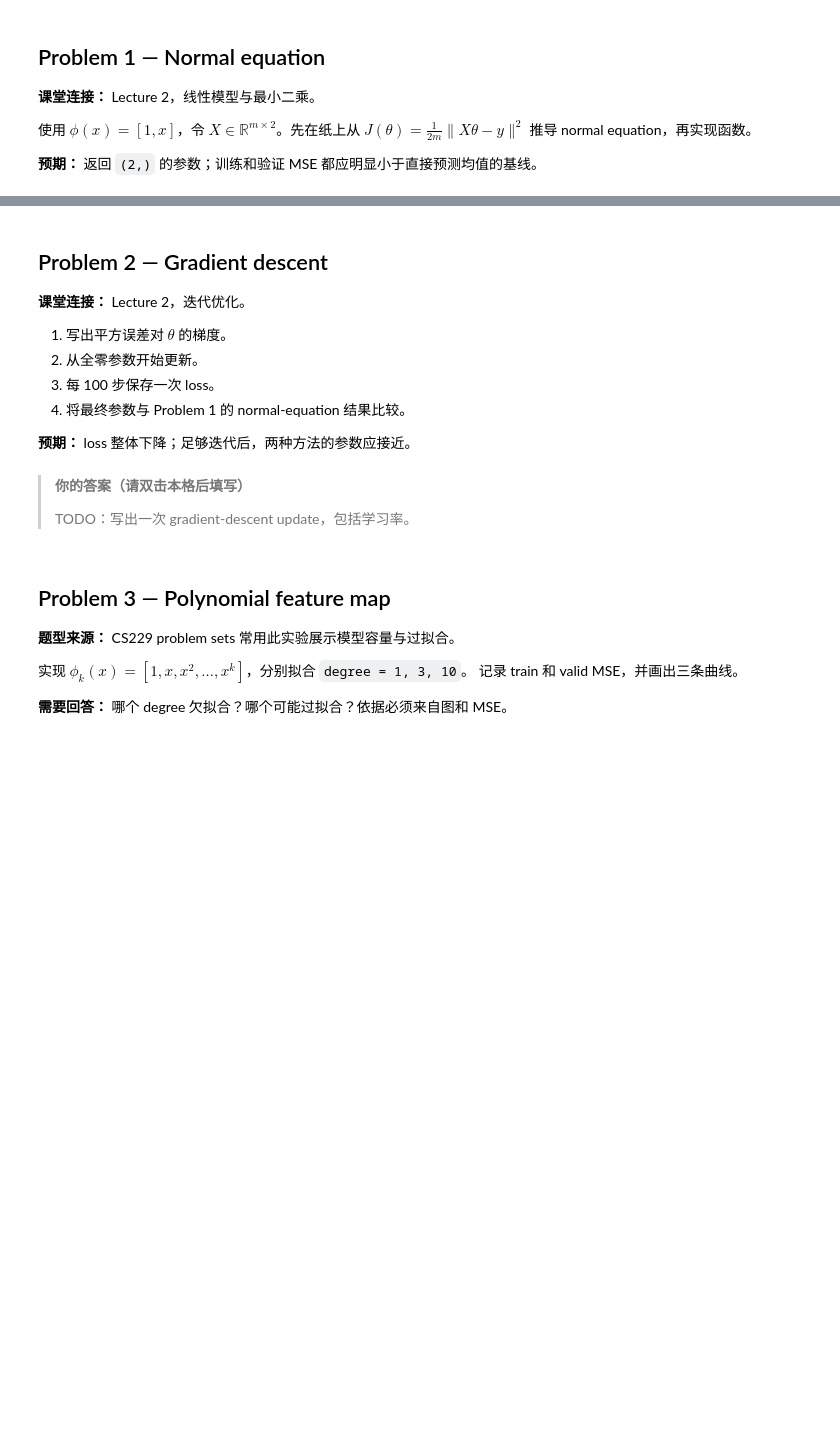
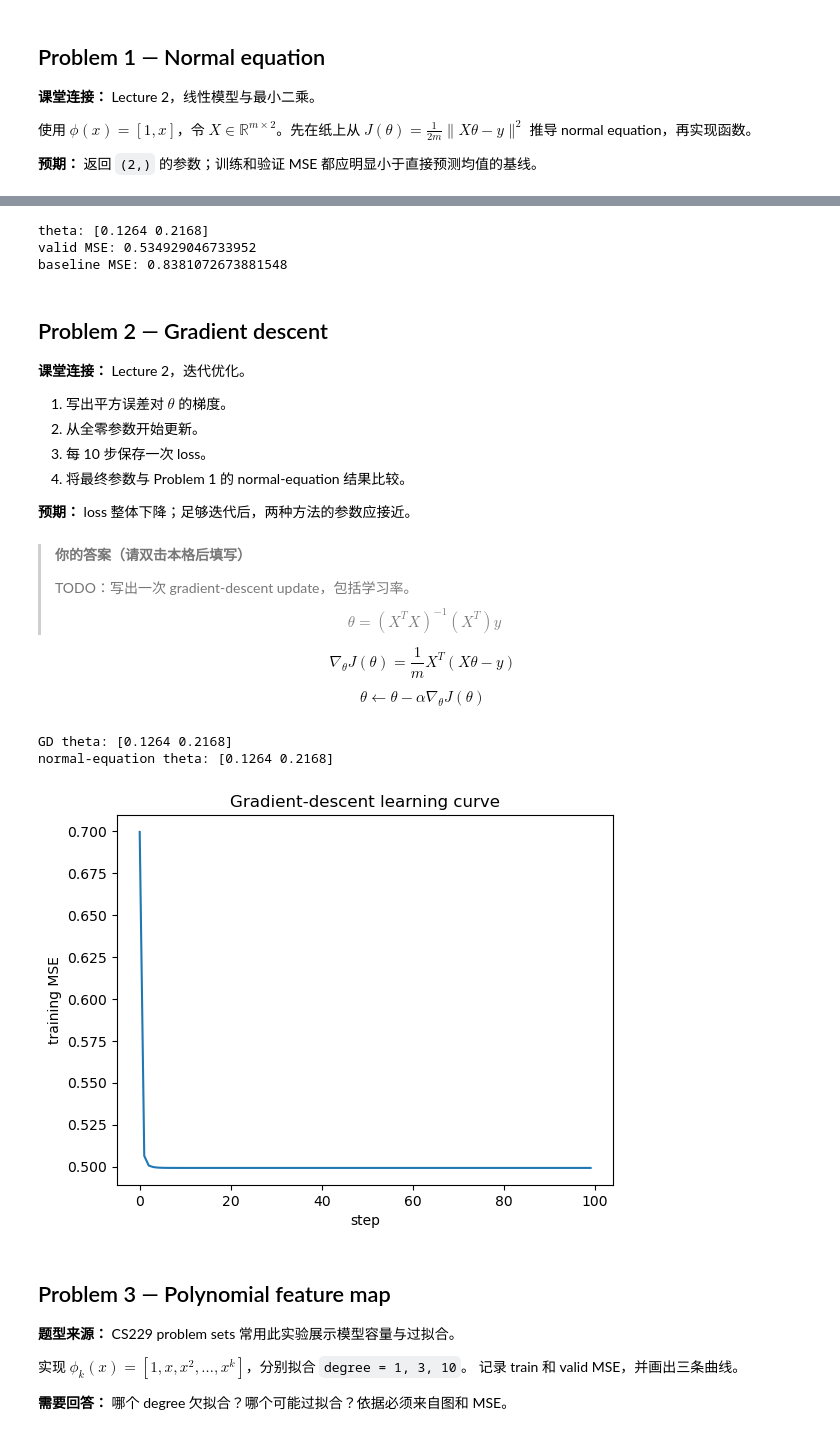
Before and after one commit to yeyeyuan23/cs229-notebooks, a Jupyter notebook: problem_sets/ps1_regression/cs229_simplified_ps1_regression.ipynb, the cells around one changed output, grey strips where cells are left out. Saved outputs shown, nothing was run; the diff lists cells and outputs as text; code cells hidden in the pictures; blank space fills up the shorter version.

```diff
--- a/problem_sets/ps1_regression/cs229_simplified_ps1_regression.ipynb
+++ b/problem_sets/ps1_regression/cs229_simplified_ps1_regression.ipynb
@@ -77,15 +131,18 @@ def add_intercept(x):
 def fit_normal_equation(X, y):
     # Fit theta without explicitly computing a matrix inverse.
     # START TODO
-    raise NotImplementedError("Use np.linalg.solve")
+    A = X.T @ X
+    b = X.T @ y
+    theta = np.linalg.solve(A, b)
+    return theta
     # END TODO
 
 def mse(y_true, y_pred):
     # START TODO
-    raise NotImplementedError("Return mean squared error")
+    return np.mean((y_true - y_pred) ** 2)
     # END TODO
 # %%
-RUN_P1_CHECKS = False
+RUN_P1_CHECKS = True
 if RUN_P1_CHECKS:
     X_train = add_intercept(x_train)
     X_valid = add_intercept(x_valid)
@@ -99,6 +156,10 @@ if RUN_P1_CHECKS:
     assert mse(y_valid, valid_pred) < mse(y_valid, baseline)
 else:
     print("P1 checks are off.")
+# %% [output]
+theta: [0.1264 0.2168]
+valid MSE: 0.534929046733952
+baseline MSE: 0.8381072673881548
 # %% [markdown]
 ## Problem 2 — Gradient descent
 
@@ -106,7 +167,7 @@ else:
 
 1. 写出平方误差对 $\theta$ 的梯度。
 2. 从全零参数开始更新。
-3. 每 100 步保存一次 loss。
+3. 每 10 步保存一次 loss。
 4. 将最终参数与 Problem 1 的 normal-equation 结果比较。
 
 **预期：** loss 整体下降；足够迭代后，两种方法的参数应接近。
@@ -114,30 +175,53 @@ else:
 > **你的答案（请双击本格后填写）**
 >
 > TODO：写出一次 gradient-descent update，包括学习率。
+$$
+\theta = (X^TX)^{-1}(X^T)y
+$$
+
+$$
+\nabla_\theta J(\theta)
+=
+\frac{1}{m}X^T(X\theta-y)
+$$
+
+$$
+\theta \leftarrow \theta - \alpha \nabla_\theta J(\theta)
+$$
 # %%
 def fit_gradient_descent(X, y, learning_rate=0.05, steps=1000):
     theta = np.zeros(X.shape[1])
     history = []
     for step in range(steps):
         # START TODO
-        raise NotImplementedError("Compute gradient and update theta")
+        predictions = X @ theta
+        errors = predictions - y
+        gradient = (X.T @ errors) / len(y)
+        theta -= learning_rate * gradient
+        if step % 10 == 0:
+            loss = mse(y, predictions)
+            history.append(loss)
         # END TODO
     return theta, np.array(history)
 # %%
-RUN_P2_CHECKS = False
+RUN_P2_CHECKS = True
 if RUN_P2_CHECKS:
     theta_gd, history = fit_gradient_descent(add_intercept(x_train), y_train)
     print("GD theta:", theta_gd)
     print("normal-equation theta:", theta_ne)
     assert len(history) > 1 and history[-1] < history[0]
     assert np.allclose(theta_gd, theta_ne, atol=0.1)
-    plt.plot(np.arange(len(history)) * 100, history)
+    plt.plot(np.arange(len(history)), history)
     plt.xlabel("step")
     plt.ylabel("training MSE")
     plt.title("Gradient-descent learning curve")
     plt.show()
 else:
     print("P2 checks are off. Run P1 first, then complete P2.")
+# %% [output]
+GD theta: [0.1264 0.2168]
+normal-equation theta: [0.1264 0.2168]
+[figure, added]
 # %% [markdown]
 ## Problem 3 — Polynomial feature map
 
```
Also changed, not shown: parts of 3 cells of this notebook.
